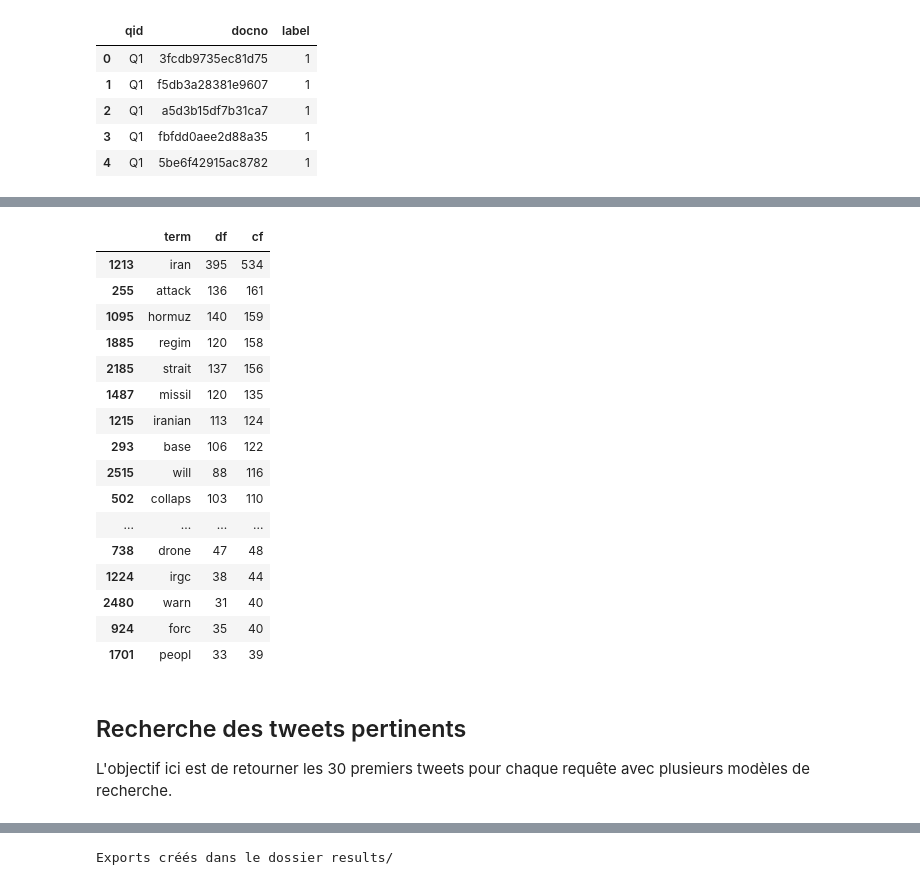
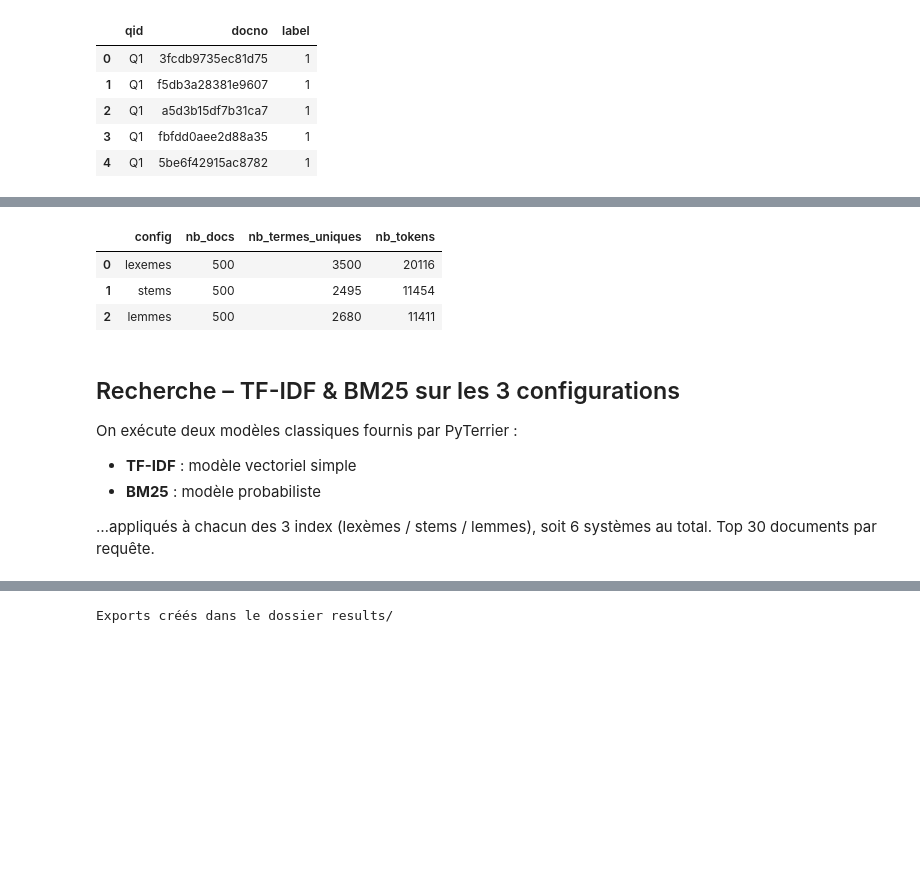
Before and after one commit to eyamoalla/SRI, a Jupyter notebook: pipeline.ipynb, the cells around one changed output, grey strips where cells are left out. Saved outputs shown, nothing was run; the diff lists cells and outputs as text; code cells hidden in the pictures; blank space fills up the shorter version.

```diff
--- a/pipeline.ipynb
+++ b/pipeline.ipynb
@@ -177,38 +232,26 @@ terms_df.head(20)
 # %%
-# lecture complète du lexique (peut être un peu long selon la taille)
-it = lexicon.iterator()
-all_terms = []
-while it.hasNext():
-    kv = it.next()
-    term = kv.getKey()
-    entry = kv.getValue()
-    all_terms.append({
-        "term": term,
-        "df": int(entry.getDocumentFrequency()),
-        "cf": int(entry.getFrequency()),
+# Comparaison globale de la taille de vocabulaire entre configurations
+vocab_stats = []
+for name, ref in indexrefs.items():
+    s = pt.IndexFactory.of(ref).getCollectionStatistics()
+    vocab_stats.append({
+        "config": name,
+        "nb_docs": s.getNumberOfDocuments(),
+        "nb_termes_uniques": s.getNumberOfUniqueTerms(),
+        "nb_tokens": s.getNumberOfTokens(),
     })
-
-all_terms_df = pd.DataFrame(all_terms)
-all_terms_df.sort_values("cf", ascending=False).head(30)
+pd.DataFrame(vocab_stats)
 # %% [output]
-|  | term | df | cf |
-| 1213 | iran | 395 | 534 |
-| 255 | attack | 136 | 161 |
-| 1095 | hormuz | 140 | 159 |
-| 1885 | regim | 120 | 158 |
-| 2185 | strait | 137 | 156 |
-| 1487 | missil | 120 | 135 |
-| 1215 | iranian | 113 | 124 |
-| 293 | base | 106 | 122 |
-| 2515 | will | 88 | 116 |
-| 502 | collaps | 103 | 110 |
-| ... | ... | ... | ... |
-| 738 | drone | 47 | 48 |
-| 1224 | irgc | 38 | 44 |
-| 2480 | warn | 31 | 40 |
-| 924 | forc | 35 | 40 |
-| 1701 | peopl | 33 | 39 |
+|  | config | nb_docs | nb_termes_uniques | nb_tokens |
+| 0 | lexemes | 500 | 3500 | 20116 |
+| 1 | stems | 500 | 2495 | 11454 |
+| 2 | lemmes | 500 | 2680 | 11411 |
 # %% [markdown]
-## Recherche des tweets pertinents
-L'objectif ici est de retourner les 30 premiers tweets pour chaque requête avec plusieurs modèles de recherche.
+## Recherche – TF-IDF & BM25 sur les 3 configurations
+
+On exécute deux modèles classiques fournis par PyTerrier :
+- **TF-IDF** : modèle vectoriel simple
+- **BM25** : modèle probabiliste
+
+…appliqués à chacun des 3 index (lexèmes / stems / lemmes), soit 6 systèmes au total. Top 30 documents par requête.
 # %%
```
Also changed, not shown: parts of 14 cells of this notebook, 38 other files.
